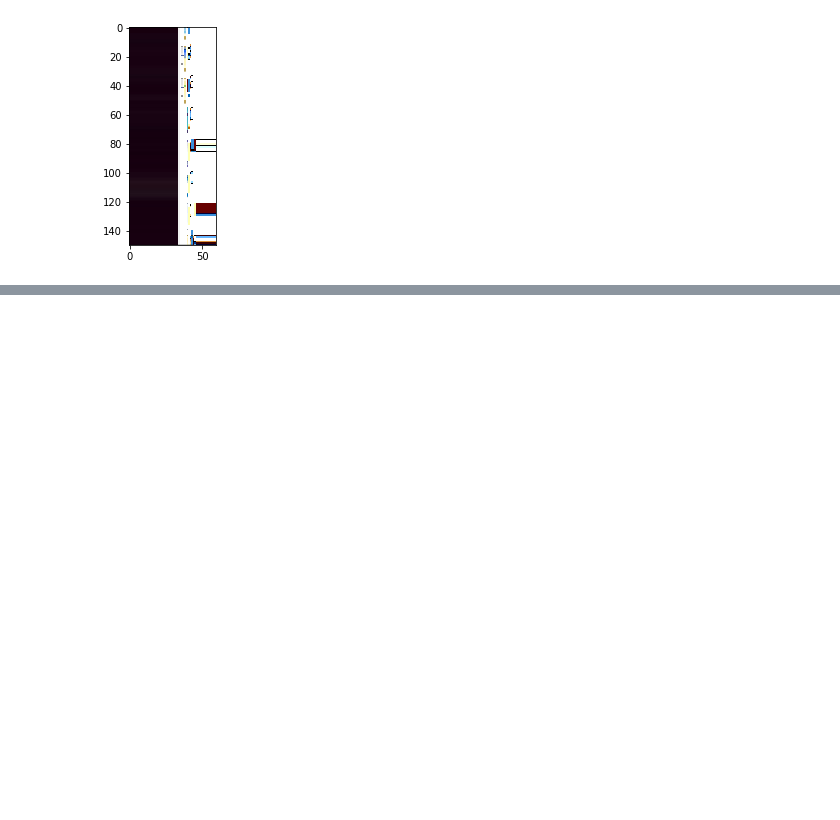
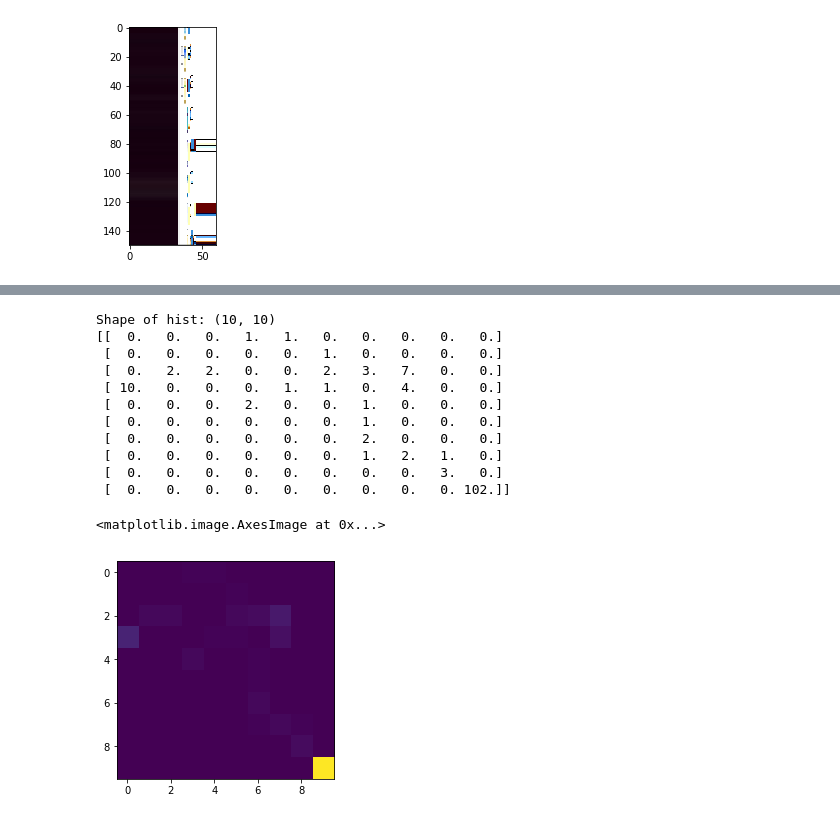
Before and after one commit to VertexC/video-transition-detector, a Jupyter notebook: playground.ipynb, the cells around one changed output, grey strips where cells are left out. Drawn from its saved outputs; the diff is of its cells as text; code cells hidden in the pictures; blank space fills up the shorter version.

```diff
--- a/playground.ipynb
+++ b/playground.ipynb
@@ -31,0 +54,19 @@ plt.imshow(sti_column_rgb)
+# %%
+hist = cv2.calcHist([sti_column_rgb[:, 40:41, :]], [0, 1],None,[10, 10],[0, 256, 0, 256])
+print("Shape of hist: {}".format(hist.shape))
+print(hist)
+plt.imshow(hist,interpolation = 'nearest')
+# %% [output]
+Shape of hist: (10, 10)
+[[  0.   0.   0.   1.   1.   0.   0.   0.   0.   0.]
+ [  0.   0.   0.   0.   0.   1.   0.   0.   0.   0.]
+ [  0.   2.   2.   0.   0.   2.   3.   7.   0.   0.]
+ [ 10.   0.   0.   0.   1.   1.   0.   4.   0.   0.]
+ [  0.   0.   0.   2.   0.   0.   1.   0.   0.   0.]
+ [  0.   0.   0.   0.   0.   0.   1.   0.   0.   0.]
+ [  0.   0.   0.   0.   0.   0.   2.   0.   0.   0.]
+ [  0.   0.   0.   0.   0.   0.   1.   2.   1.   0.]
+ [  0.   0.   0.   0.   0.   0.   0.   0.   3.   0.]
+ [  0.   0.   0.   0.   0.   0.   0.   0.   0. 102.]]
+<matplotlib.image.AxesImage at 0x...>
+[figure, added]
```
Also changed, not shown: parts of 1 cell of this notebook, 1 other file.
